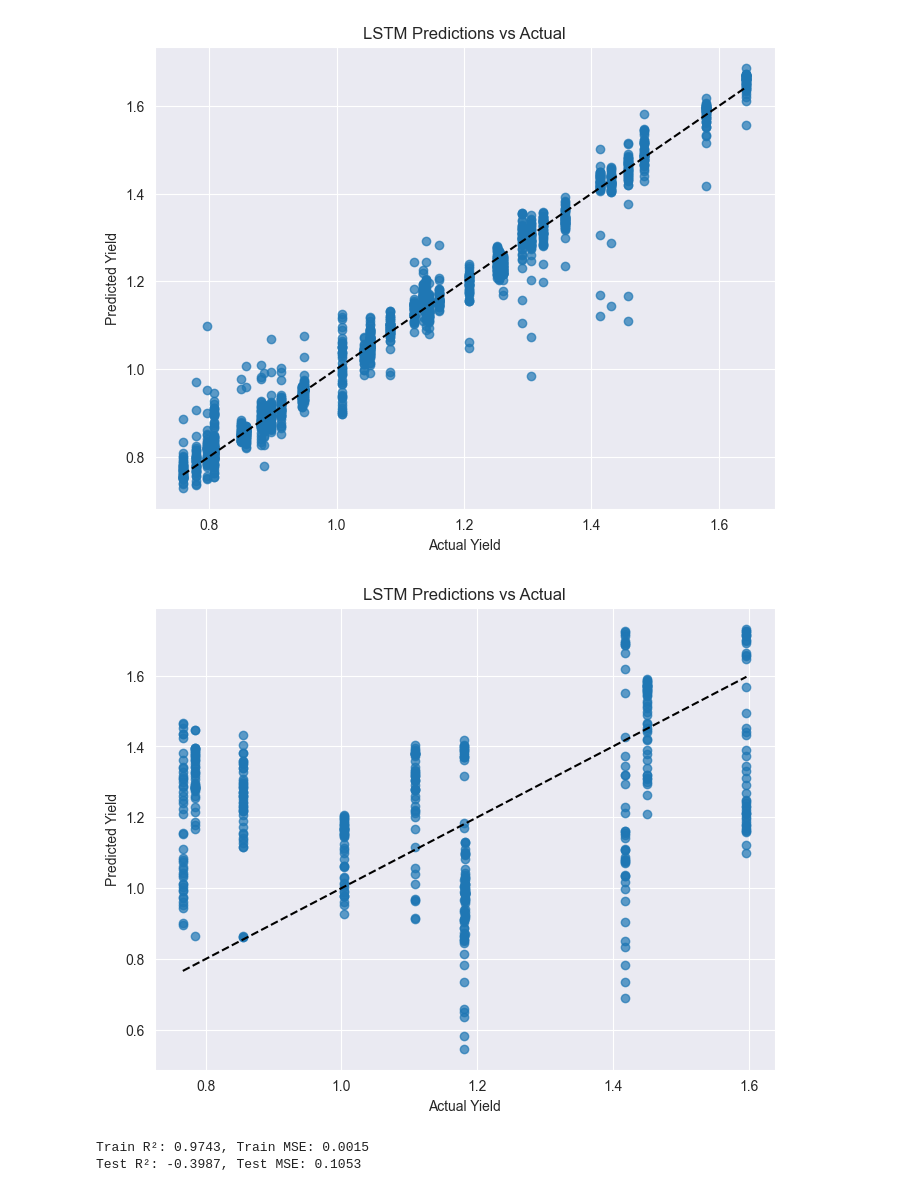
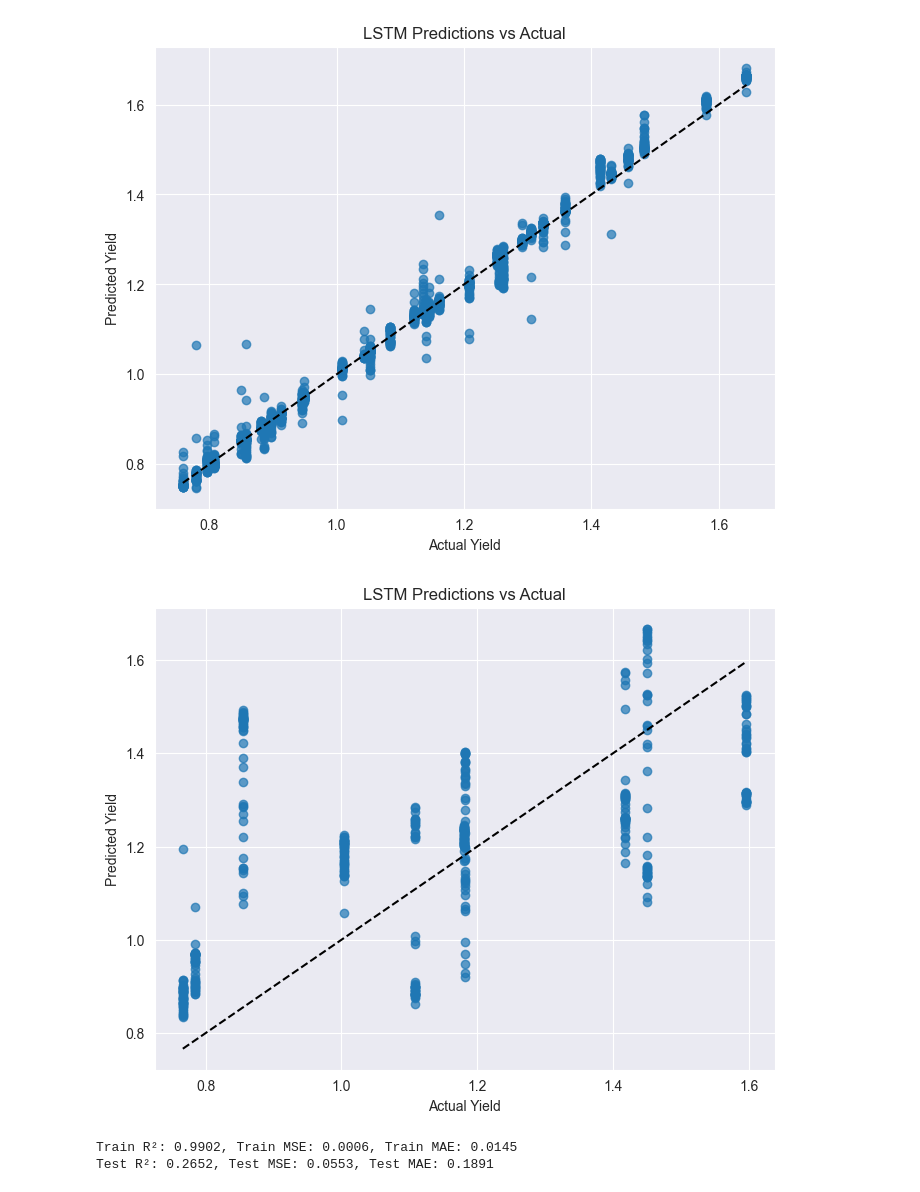
Before and after one commit to lochanamalt/IoT-data-yield-prediction, a Jupyter notebook: lstm-pytorch-progressing_window_dataset_v3_all_interpolated.ipynb, the cells around one changed output. Cells and saved outputs as stored; diff of their text form; code cells hidden in the pictures.

Commit message:
LSTM model trained with VI_ lepton thermal results and updated readme.md

```diff
--- a/lstm-pytorch-progressing_window_dataset_v3_all_interpolated.ipynb
+++ b/lstm-pytorch-progressing_window_dataset_v3_all_interpolated.ipynb
@@ -182,24 +146,34 @@ Epoch [5/1000] - Train Loss: 0.09784
 # =============================================
 from model_definitions import LSTMModel
 
-# saved as /best_gru_models/best_model_hyper_param_6.pth
-# Dataset: v3 all interpolated
+
+# saved as /best_lstm_models/best_model_hyper_param_2.pth
+# Test R²: 0.3636, Test MSE: 0.0479, Test MAE: 0.1732, max R²: 0.5174
+# Dataset: v3
 # Features: only All the VIs  in v3 dataset
-# Masking/Length in GRU: False;  Make sure GRU model does not use lengths in the forward function
+# Masking/Length in LSTM: False;  Make sure LSTM model does not use lengths in the forward function
 # Pad = 0
 # criterion_method = L1 Loss
-best_gru_params = {'hidden_size': 16, 'num_layers': 1, 'dropout': 0.3248935898073081, 'lr': 0.008132079021120935, 'weight_decay': 2.6142791574300774e-06, 'batch_size': 64}
+# best_lstm_params = {'hidden_size': 8, 'num_layers': 3, 'dropout': 0.27260383547219424, 'lr': 0.009285505811941576, 'weight_decay': 3.165581570390733e-07, 'batch_size': 8}
 
+# saved as /best_lstm_models/best_model_hyper_param_3.pth
+# Dataset: v3
+# Test R²: 0.2652, Test MSE: 0.0553, Test MAE: 0.1891, max R²: 0.49553966522216797
+# Features: Vis + Lepton temp  in v3 dataset
+# Masking/Length in LSTM: False;  Make sure LSTM model does not use lengths in the forward function
+# Pad = 0
+# criterion_method = L1 Loss
+best_lstm_params = {'hidden_size': 16, 'num_layers': 2, 'dropout': 0.4248770561325045, 'lr': 0.0033221301193583374, 'weight_decay': 2.3506292058834832e-08, 'batch_size': 8}
 
 best_model = LSTMModel(
     input_size=len(features),
-    hidden_size=best_gru_params['hidden_size'],
-    num_layers=best_gru_params['num_layers'],
+    hidden_size=best_lstm_params['hidden_size'],
+    num_layers=best_lstm_params['num_layers'],
     output_size=1,
-    dropout=best_gru_params['dropout']).to(device)
+    dropout=best_lstm_params['dropout']).to(device)
 # %%
-train_loader  = DataLoader(train_dataset, batch_size=best_gru_params['batch_size'], shuffle=True)
-test_loader    = DataLoader(test_dataset, batch_size=best_gru_params['batch_size'], shuffle=False)
+train_loader  = DataLoader(train_dataset, batch_size=best_lstm_params['batch_size'], shuffle=True)
+test_loader    = DataLoader(test_dataset, batch_size=best_lstm_params['batch_size'], shuffle=False)
 # %%
 
 # Optional: Train again with best hyper parameters
@@ -230,20 +204,21 @@ plt.show()
 # %%
 # from train_eval_functions import evaluate_model
 
-best_model.load_state_dict(torch.load("best_model_hyper_param60.pth", map_location=device))
+best_model.load_state_dict(torch.load("best_lstm_models/best_model_hyper_param_3.pth", map_location=device))
 
 # Training metrics
 r2_train, mse_train, mae_train = evaluate_model(best_model, train_loader, output_variable_scaler=scaler_y, do_inverse_transform= True, plot_pred_vs_true=True)
 # Test metrics
 r2_test, mse_test, mae_test = evaluate_model(best_model, test_loader, output_variable_scaler=scaler_y, do_inverse_transform= True, plot_pred_vs_true=True)
 
-print(f'Train R²: {r2_train:.4f}, Train MSE: {mse_train:.4f}')
-print(f'Test R²: {r2_test:.4f}, Test MSE: {mse_test:.4f}')
+
+print(f'Train R²: {r2_train:.4f}, Train MSE: {mse_train:.4f}, Train MAE: {mae_train:.4f}')
+print(f'Test R²: {r2_test:.4f}, Test MSE: {mse_test:.4f}, Test MAE: {mae_test:.4f}')
 # %% [output]
-[figure, old version]
+[figure, new version]
-[figure, old version]
+[figure, new version]
-Train R²: 0.9743, Train MSE: 0.0015
-Test R²: -0.3987, Test MSE: 0.1053
+Train R²: 0.9902, Train MSE: 0.0006, Train MAE: 0.0145
+Test R²: 0.2652, Test MSE: 0.0553, Test MAE: 0.1891
 # %%
 from helper import filter_window_data_by_length
 
```
Also changed, not shown: parts of 10 cells of this notebook, 4 other files.
